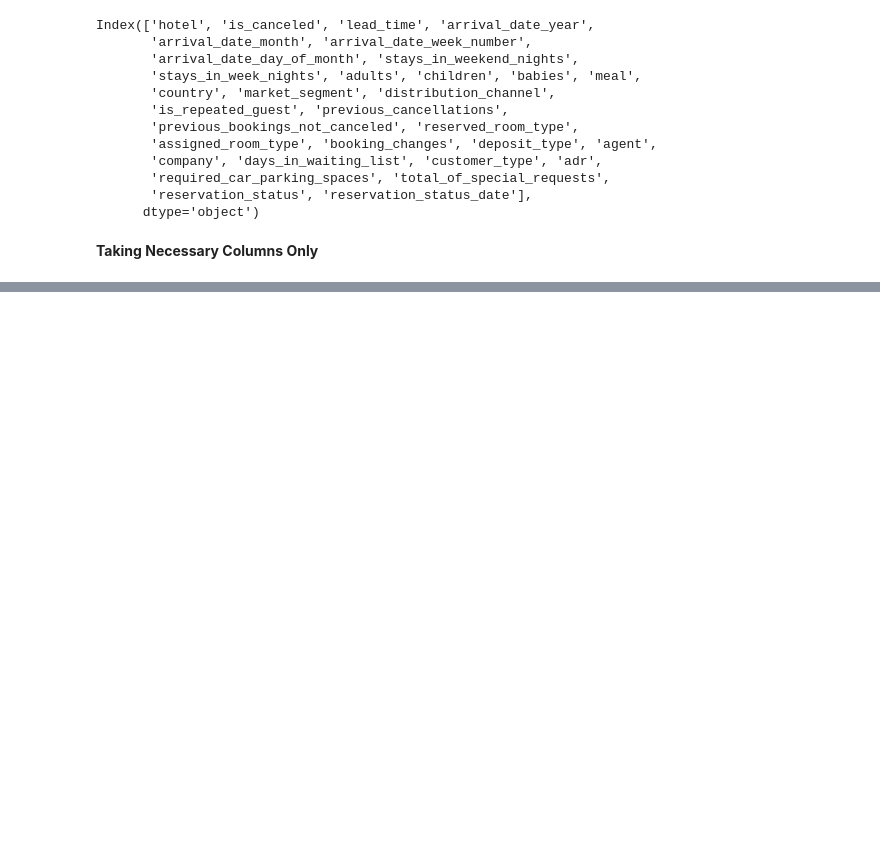
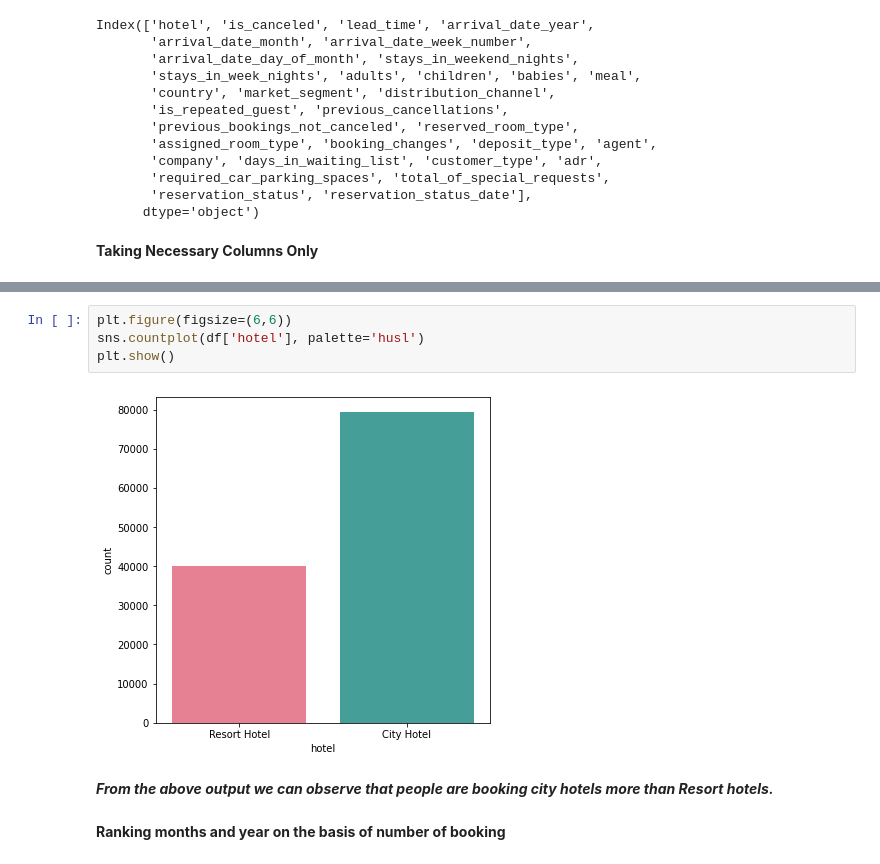
Before and after one commit to jayantimala/Hotel-booking-data-analysis, a Jupyter notebook: Jayanti_Mala_Hotel_Booking_Analysis_Capstone_Project.ipynb, the cells around one changed output, grey strips where cells are left out. Saved outputs shown, nothing was run; the diff lists cells and outputs as text; blank space fills up the shorter version.

```diff
--- a/Jayanti_Mala_Hotel_Booking_Analysis_Capstone_Project.ipynb
+++ b/Jayanti_Mala_Hotel_Booking_Analysis_Capstone_Project.ipynb
@@ -140,0 +139,10 @@ new_df.head(5)
+# %%
+plt.figure(figsize=(6,6))
+sns.countplot(df['hotel'], palette='husl')
+plt.show()
+# %% [output]
+[figure, added]
+# %% [markdown]
+***From the above output we can observe that people are booking city hotels more than Resort hotels.***
+# %% [markdown]
+**Ranking months and year on the basis of number of booking**
```
Also changed, not shown: parts of 15 cells of this notebook.
